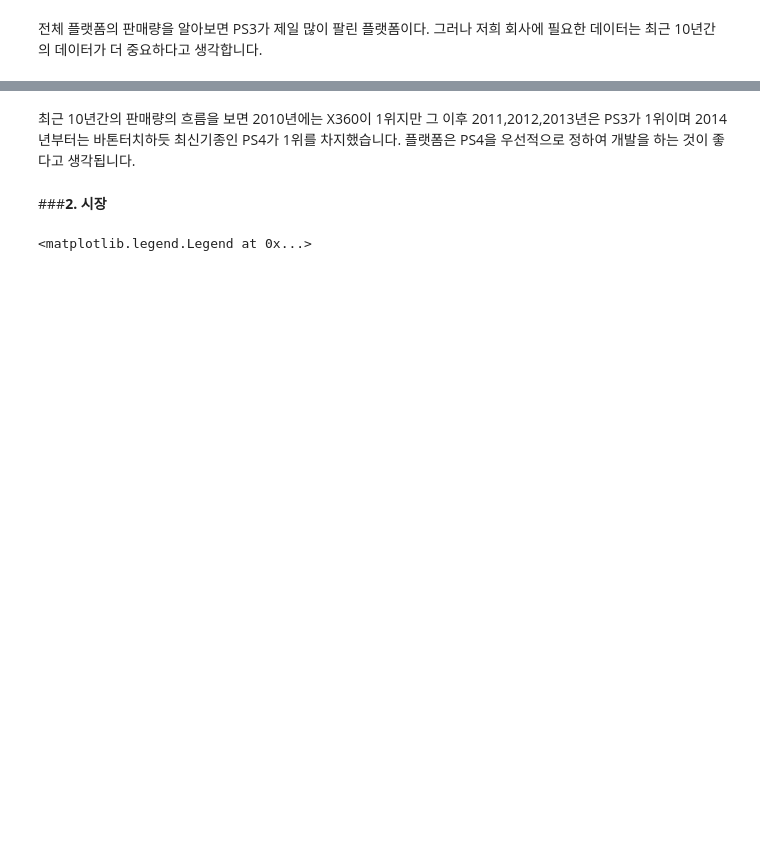
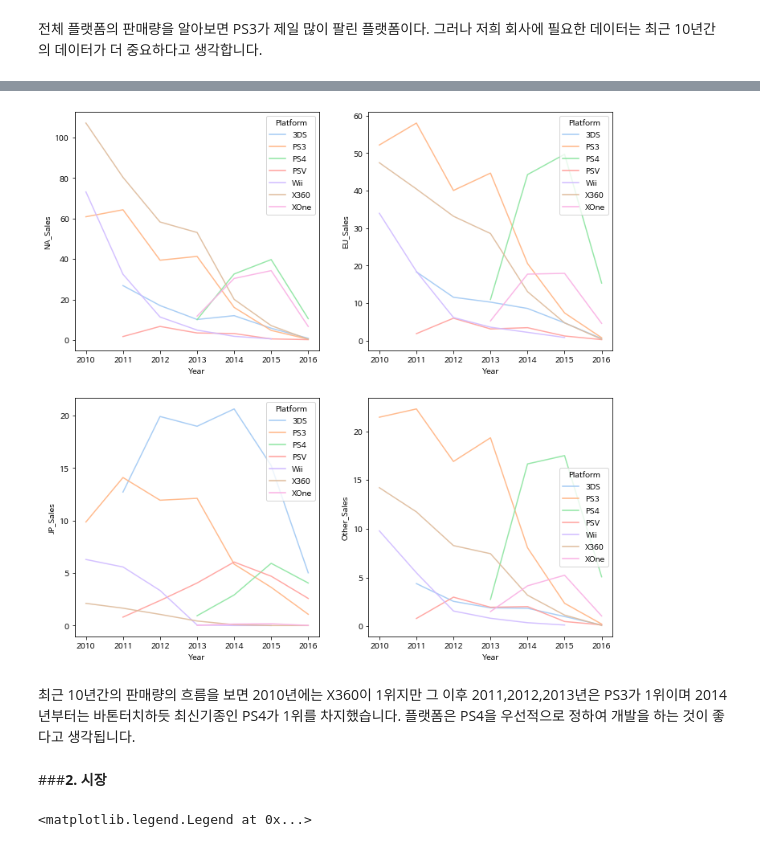
Before and after one commit to okok7272/CodeStatesProject, a Jupyter notebook: Section1/Project1_game_trends.ipynb, the cells around one changed output, grey strips where cells are left out. Cells and saved outputs as stored; diff of their text form; code cells hidden in the pictures; blank space fills up the shorter version.

```diff
--- a/Section1/Project1_game_trends.ipynb
+++ b/Section1/Project1_game_trends.ipynb
@@ -1061,3 +1173,24 @@ sns.lineplot(x='Year',y='All_Sales',data=new_game_platform_all[new_platform_cond
+# %%
+new_game_platform_EU= new_game.groupby(by = ['Platform','Year'], as_index=False)['EU_Sales'].sum()
+new_game_platform_NA= new_game.groupby(by = ['Platform','Year'], as_index=False)['NA_Sales'].sum()
+new_game_platform_JP= new_game.groupby(by = ['Platform','Year'], as_index=False)['JP_Sales'].sum()
+new_game_platform_OT= new_game.groupby(by = ['Platform','Year'], as_index=False)['Other_Sales'].sum()
+fig, ax= plt.subplots(ncols=2, nrows=2, figsize=(12,12))
+
+new_platform_condition= ((new_game_platform_all.Platform=='3DS')|(new_game_platform_all.Platform=='PS3')|(new_game_platform_all.Platform=='PS4')|(new_game_platform_all.Platform=='PSV')|(new_game_platform_all.Platform=='Wii')|(new_game_platform_all.Platform=='X360')|(new_game_platform_all.Platform=='XOne'))&(new_game_platform_all.Year<=2016)
+sns.lineplot(x='Year',y='NA_Sales',data=new_game_platform_NA[new_platform_condition],hue= 'Platform',ci=False,alpha=0.9, ax=ax[0,0])
+sns.lineplot(x='Year',y='EU_Sales',data=new_game_platform_EU[new_platform_condition],hue= 'Platform',ci=False,alpha=0.9,ax= ax[0,1] )
+sns.lineplot(x='Year',y='JP_Sales',data=new_game_platform_JP[new_platform_condition],hue= 'Platform',ci=False,alpha=0.9,ax= ax[1,0] )
+sns.lineplot(x='Year',y='Other_Sales',data=new_game_platform_OT[new_platform_condition],hue= 'Platform',ci=False,alpha=0.9,ax= ax[1,1] )
+
+
+# plt.xlabel('Year',fontsize=10)
+# plt.ylabel('Sales',fontsize= 10)
+#plt.title('최근 플랫폼별 판매량', fontsize= 20)
+#plt.legend(fontsize= 14)
+plt.show()
+# %% [output]
+[figure, added]
 # %% [markdown]
 최근 10년간의 판매량의 흐름을 보면 2010년에는 X360이 1위지만</br>
 그 이후 2011,2012,2013년은 PS3가 1위이며
```
Also changed, not shown: parts of 26 cells of this notebook.
